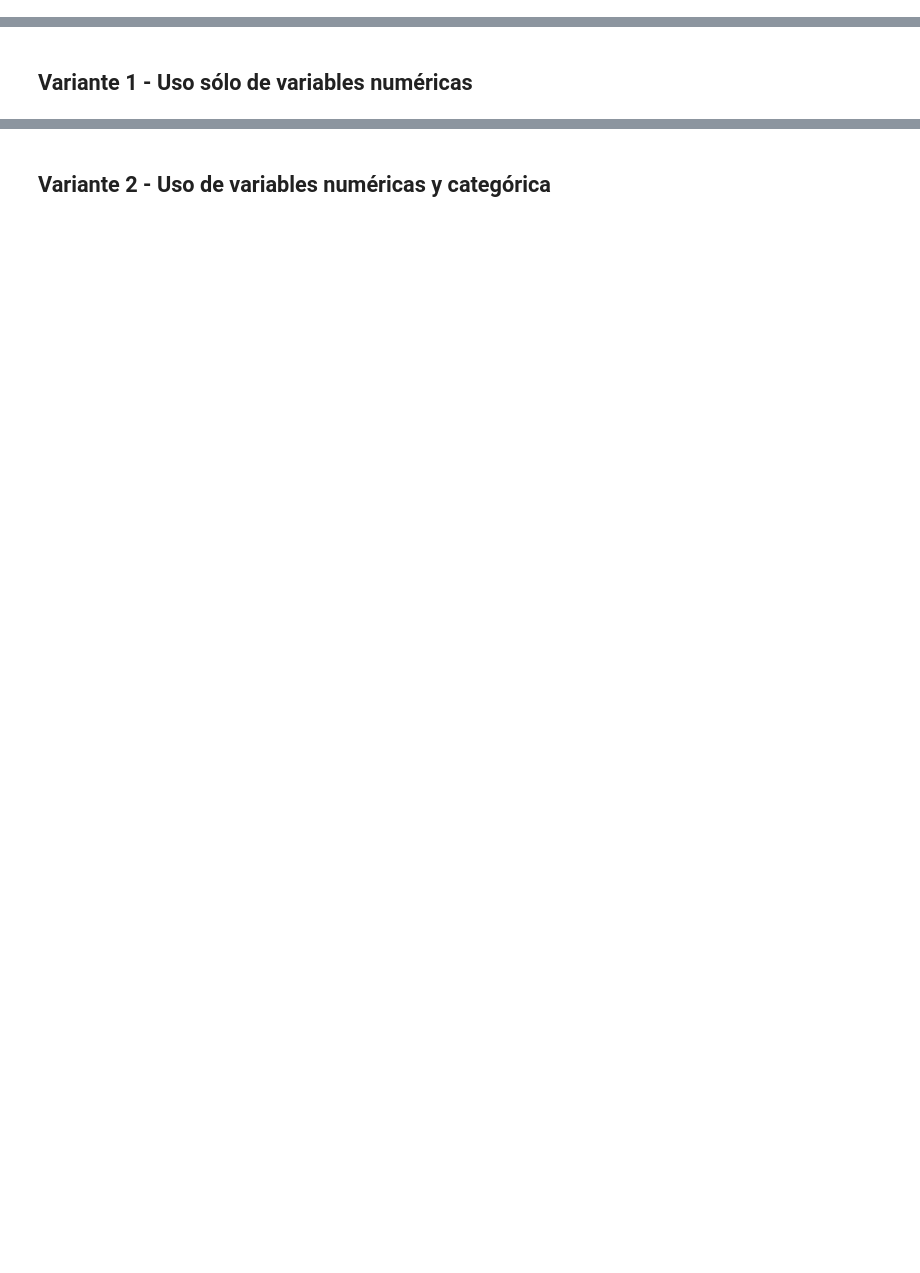
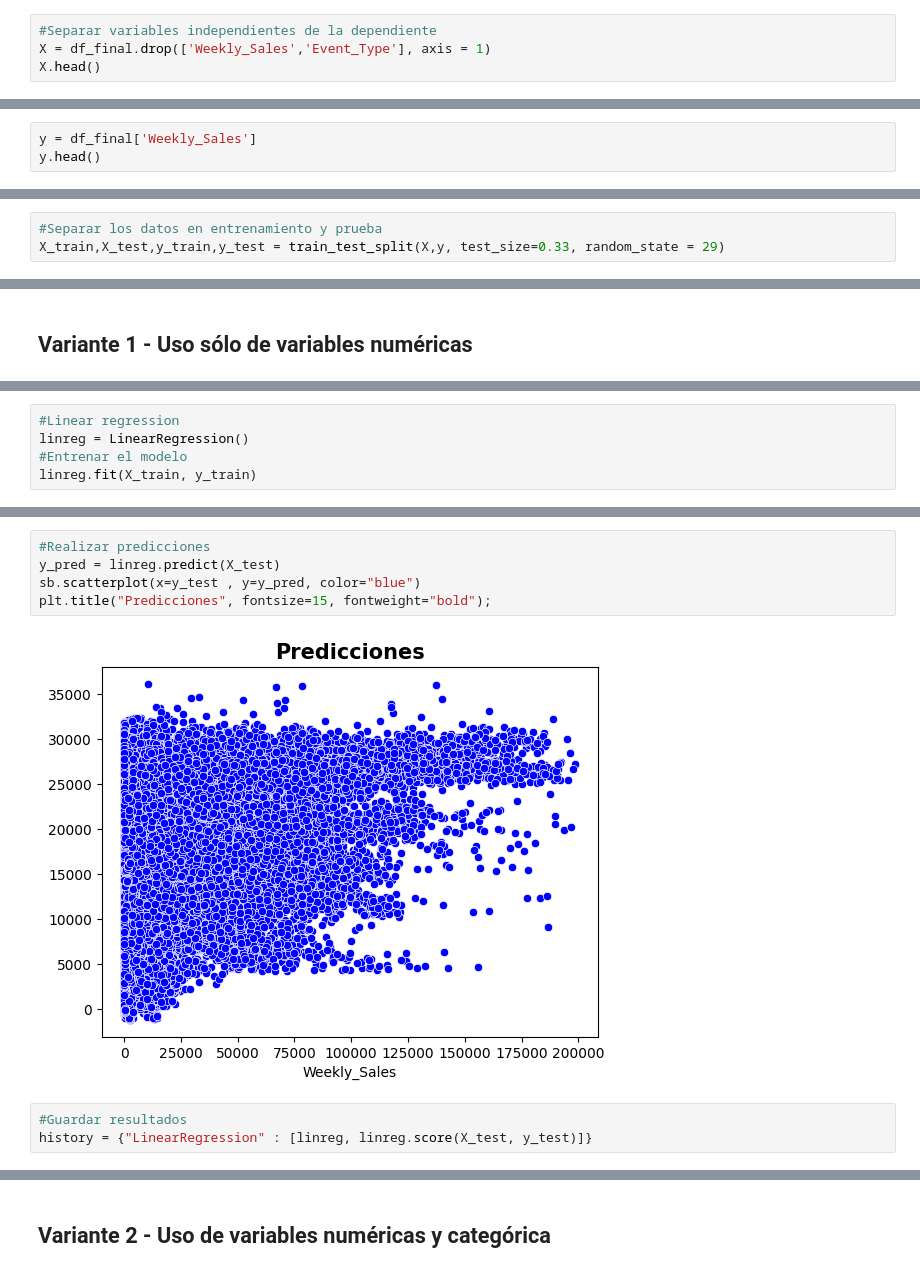
Before and after one commit to Tyrf1ng/InteligenciaArtificial, a Jupyter notebook: Base_620454_Evaluacion_1_Modelos_de_regresion.ipynb, the cells around one changed output, grey strips where cells are left out. Drawn from its saved outputs; the diff is of its cells as text; blank space fills up the shorter version.

```diff
--- a/Base_620454_Evaluacion_1_Modelos_de_regresion.ipynb
+++ b/Base_620454_Evaluacion_1_Modelos_de_regresion.ipynb
@@ -549,0 +560,4 @@ df_final = dt_final_dummies_manual
+# %%
+#Separar variables independientes de la dependiente
+X = df_final.drop(['Weekly_Sales','Event_Type'], axis = 1)
+X.head()
@@ -549,0 +571,3 @@ df_final = dt_final_dummies_manual
+# %%
+y = df_final['Weekly_Sales']
+y.head()
@@ -550,2 +581,5 @@ df_final = dt_final_dummies_manual
+# %%
+#Separar los datos en entrenamiento y prueba
+X_train,X_test,y_train,y_test = train_test_split(X,y, test_size=0.33, random_state = 29)
 # %% [markdown]
 # Fase 4 - Modelamiento
@@ -555,0 +594,5 @@ df_final = dt_final_dummies_manual
+# %%
+#Linear regression
+linreg = LinearRegression()
+#Entrenar el modelo
+linreg.fit(X_train, y_train)
@@ -555,0 +617,10 @@ df_final = dt_final_dummies_manual
+# %%
+#Realizar predicciones
+y_pred = linreg.predict(X_test)
+sb.scatterplot(x=y_test , y=y_pred, color="blue")
+plt.title("Predicciones", fontsize=15, fontweight="bold");
+# %% [output]
+[figure, added]
+# %%
+#Guardar resultados
+history = {"LinearRegression" : [linreg, linreg.score(X_test, y_test)]}
```
Also changed, not shown: parts of 90 cells of this notebook.
